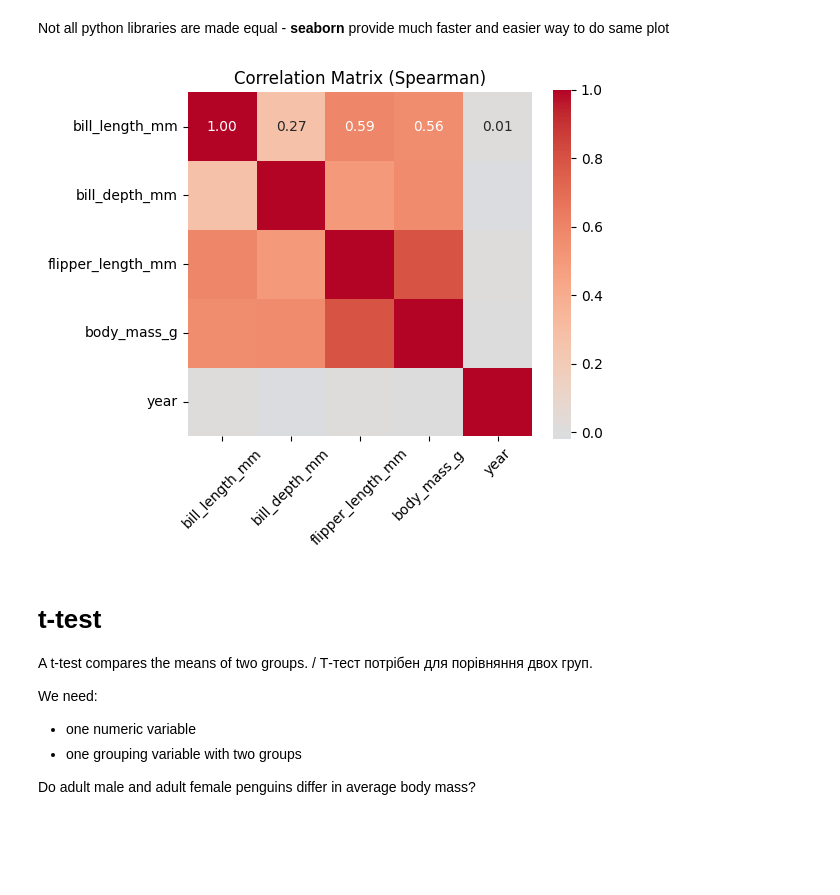
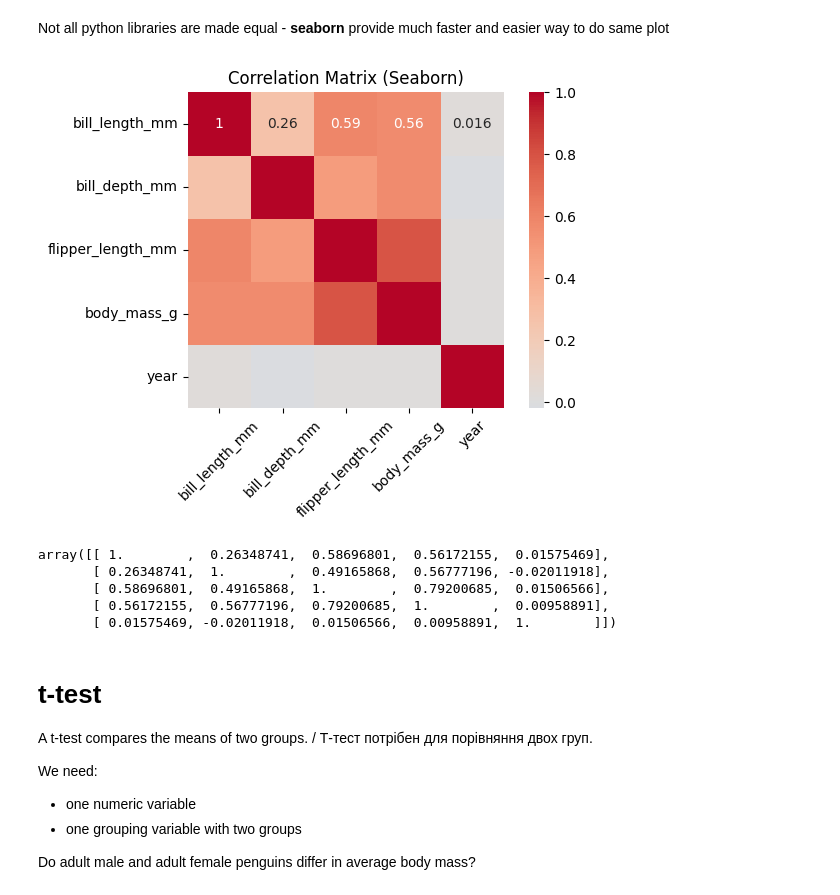
Before and after one commit to UBDS-3/Basic-python-2026, a Jupyter notebook: day5/Day 5 solutions.ipynb, the cells around one changed output. Cells and saved outputs as stored; diff of their text form; code cells hidden in the pictures; blank space fills up the shorter version.

```diff
--- a/day5/Day 5 solutions.ipynb
+++ b/day5/Day 5 solutions.ipynb
@@ -229,6 +236,8 @@ life_stage             0
 health_metrics         0
 year                   0
 dtype: int64
+# %%
+df=df.dropna()
 # %% [markdown]
 # Looking at categories
 
@@ -582,26 +676,32 @@ plt.show()
 # %% [markdown]
 Not all python libraries are made equal - **seaborn** provide much faster and easier way to do same plot
 # %%
-#import seaborn as sns
+import seaborn as sns
 num_df = df[numeric_cols].apply(pd.to_numeric, errors="coerce")
 corr = num_df.corr(method="spearman")
 
-plt.figure(figsize=(6, 5))
 
 sns.heatmap(
     corr,
-    annot=True,
-    fmt=".2f",
+    annot=corr.values,
     cmap="coolwarm",
     center=0,
     square=True)
 
 plt.title("Correlation Matrix (Seaborn)")
 plt.xticks(rotation=45)
 plt.tight_layout()
 plt.show()
 # %% [output]
-[figure, old version]
+[figure, new version]
+# %%
+corr.values
+# %% [output]
+array([[ 1.        ,  0.26348741,  0.58696801,  0.56172155,  0.01575469],
+       [ 0.26348741,  1.        ,  0.49165868,  0.56777196, -0.02011918],
+       [ 0.58696801,  0.49165868,  1.        ,  0.79200685,  0.01506566],
+       [ 0.56172155,  0.56777196,  0.79200685,  1.        ,  0.00958891],
+       [ 0.01575469, -0.02011918,  0.01506566,  0.00958891,  1.        ]])
 # %% [markdown]
 # t-test
 
```
Also changed, not shown: parts of 66 cells of this notebook, 1 other file.
